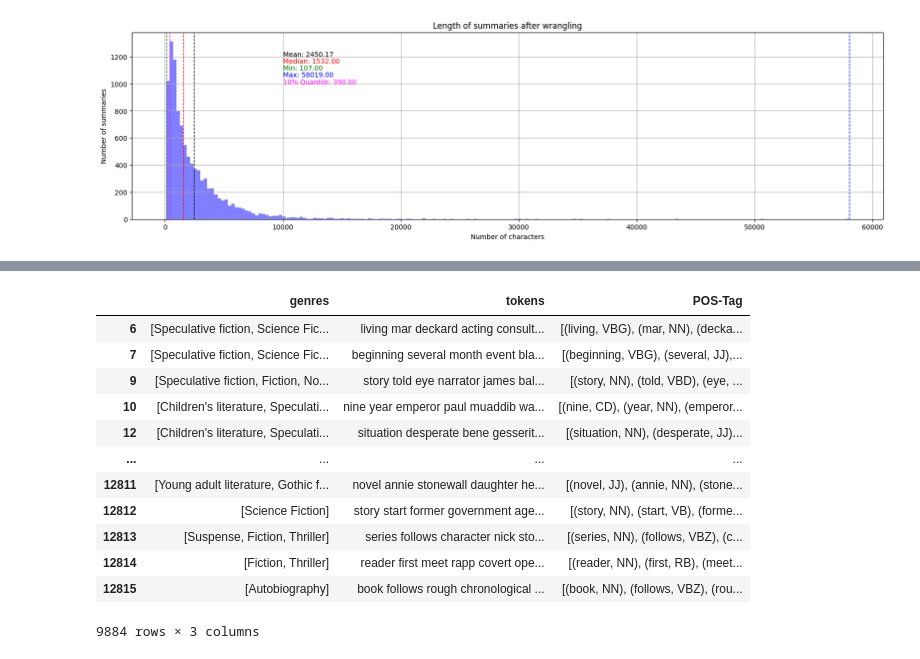
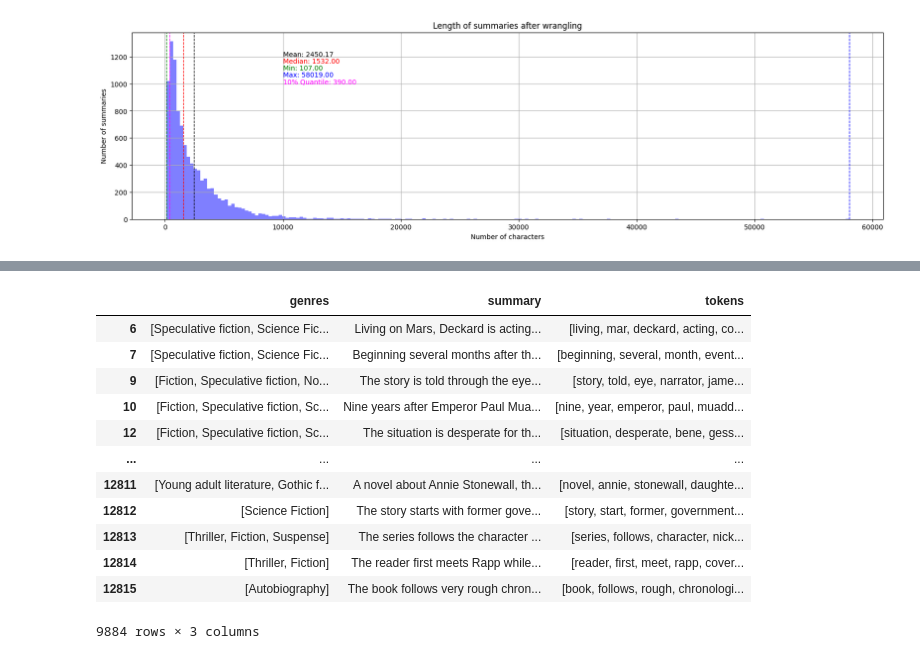
Before and after one commit to 7ben18/fhnw-npr-Natural-Language-Processing, a Jupyter notebook: mini-challenge1/npr-minichallenge1-yannic-ben.ipynb, the cells around one changed output, grey strips where cells are left out. Cells and saved outputs as stored; diff of their text form; code cells hidden in the pictures.

```diff
--- a/mini-challenge1/npr-minichallenge1-yannic-ben.ipynb
+++ b/mini-challenge1/npr-minichallenge1-yannic-ben.ipynb
@@ -356,54 +402,40 @@ plt.show()
 # %%
 # select the relevant columns
 df_nlp = df_wrangled[['genres', 'summary']].copy()
 
 # Initialize stop words and lemmatizer
 stop_words = set(stopwords.words('english'))
 
 # preprocess Summary column and add it to the dataframe
 def preprocess_summary(summary_text: str):
     # case folding to lower case
     summary_text = summary_text.lower()
     # remove punctuation, kommas, dots, and other special characters
     summary_text = summary_text.translate(str.maketrans('', '', string.punctuation))
     # remove stopwords
     summary_text = [word for word in summary_text.split() if word not in stop_words]
     # lemmatize words
     summary_text = [WordNetLemmatizer().lemmatize(word) for word in summary_text]
     # Tokenize
     summary_text = word_tokenize(" ".join(summary_text))
     return summary_text
 
 # apply preprocess function to Summary column
 df_nlp['tokens'] = df_nlp['summary'].apply(preprocess_summary)
 
-def pos_tag_text(tokens: list):
-    pos_tagged = nltk.pos_tag(tokens)
-    # Returning the tags as a string
-    return pos_tagged
-
-# apply pos_tag_text function to Summary column
-df_nlp['POS-Tag'] = df_nlp['tokens'].apply(pos_tag_text)
-
-# turn tokens from list to str
-df_nlp['tokens'] = df_nlp['tokens'].apply(lambda x: " ".join(x))
-
-# select relevant columns for classification
-df_preprocessed = df_nlp[['genres', 'tokens', 'POS-Tag']].copy()
-
-# display DataFrame
-display(df_preprocessed)
+# display dataframe
+display(df_nlp)
 # %% [output]
-|  | genres | tokens | POS-Tag |
-| 6 | [Speculative fiction, Science Fic... | living mar deckard acting consult... | [(living, VBG), (mar, NN), (decka... |
-| 7 | [Speculative fiction, Science Fic... | beginning several month event bla... | [(beginning, VBG), (several, JJ),... |
-| 9 | [Speculative fiction, Fiction, No... | story told eye narrator james bal... | [(story, NN), (told, VBD), (eye, ... |
-| 10 | [Children's literature, Speculati... | nine year emperor paul muaddib wa... | [(nine, CD), (year, NN), (emperor... |
-| 12 | [Children's literature, Speculati... | situation desperate bene gesserit... | [(situation, NN), (desperate, JJ)... |
+|  | genres | summary | tokens |
+| 6 | [Speculative fiction, Science Fic... | Living on Mars, Deckard is acting... | [living, mar, deckard, acting, co... |
+| 7 | [Speculative fiction, Science Fic... | Beginning several months after th... | [beginning, several, month, event... |
+| 9 | [Fiction, Speculative fiction, No... | The story is told through the eye... | [story, told, eye, narrator, jame... |
+| 10 | [Fiction, Speculative fiction, Sc... | Nine years after Emperor Paul Mua... | [nine, year, emperor, paul, muadd... |
+| 12 | [Fiction, Speculative fiction, Sc... | The situation is desperate for th... | [situation, desperate, bene, gess... |
 | ... | ... | ... | ... |
-| 12811 | [Young adult literature, Gothic f... | novel annie stonewall daughter he... | [(novel, JJ), (annie, NN), (stone... |
-| 12812 | [Science Fiction] | story start former government age... | [(story, NN), (start, VB), (forme... |
-| 12813 | [Suspense, Fiction, Thriller] | series follows character nick sto... | [(series, NN), (follows, VBZ), (c... |
-| 12814 | [Fiction, Thriller] | reader first meet rapp covert ope... | [(reader, NN), (first, RB), (meet... |
-| 12815 | [Autobiography] | book follows rough chronological ... | [(book, NN), (follows, VBZ), (rou... |
+| 12811 | [Young adult literature, Gothic f... | A novel about Annie Stonewall, th... | [novel, annie, stonewall, daughte... |
+| 12812 | [Science Fiction] | The story starts with former gove... | [story, start, former, government... |
+| 12813 | [Thriller, Fiction, Suspense] | The series follows the character ... | [series, follows, character, nick... |
+| 12814 | [Thriller, Fiction] | The reader first meets Rapp while... | [reader, first, meet, rapp, cover... |
+| 12815 | [Autobiography] | The book follows very rough chron... | [book, follows, rough, chronologi... |
 9884 rows × 3 columns
```
Also changed, not shown: parts of 32 cells of this notebook, 1 other file.
